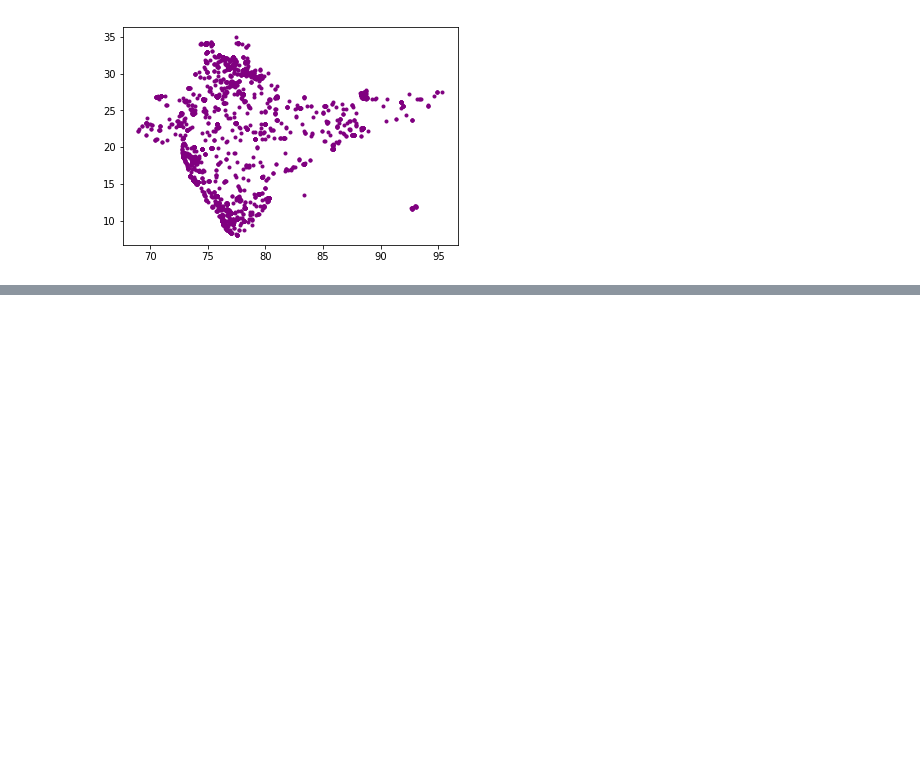
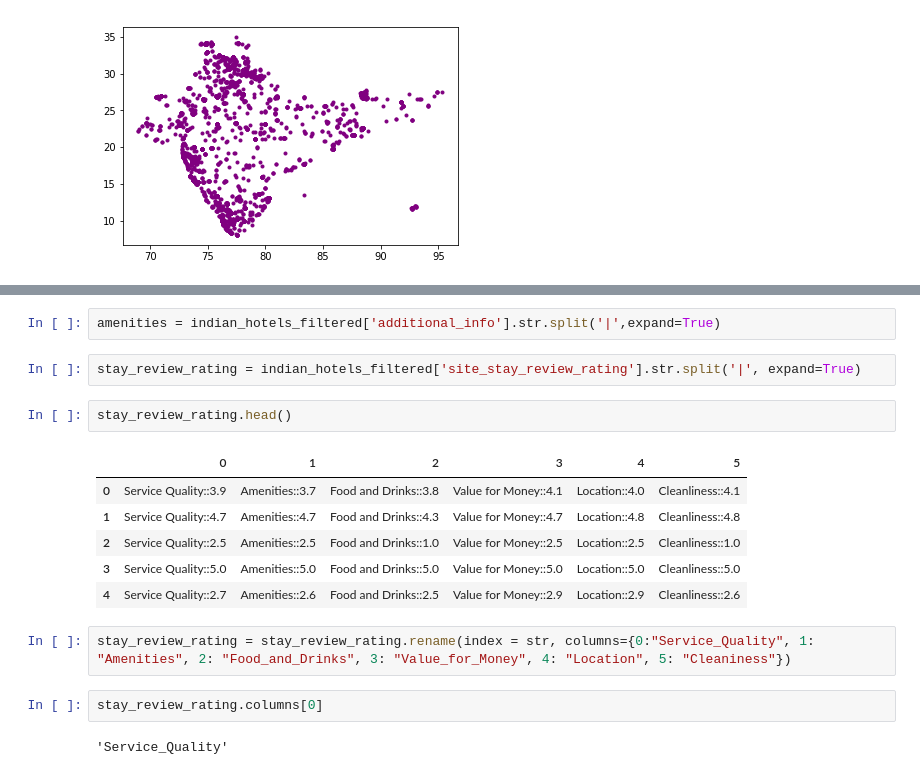
Before and after one commit to anubhav-agarwal/ga-projects, a Jupyter notebook: Indian Hotel System.ipynb, the cells around one changed output, grey strips where cells are left out. Cells and saved outputs as stored; diff of their text form; blank space fills up the shorter version.

```diff
--- a/Indian Hotel System.ipynb
+++ b/Indian Hotel System.ipynb
@@ -83,0 +114,19 @@ plt.scatter(indian_hotels_filtered['longitude'], indian_hotels_filtered['latitud
+# %%
+amenities = indian_hotels_filtered['additional_info'].str.split('|',expand=True)
+# %%
+stay_review_rating = indian_hotels_filtered['site_stay_review_rating'].str.split('|', expand=True)
+# %%
+stay_review_rating.head()
+# %% [output]
+|  | 0 | 1 | 2 | 3 | 4 | 5 |
+| 0 | Service Quality::3.9 | Amenities::3.7 | Food and Drinks::3.8 | Value for Money::4.1 | Location::4.0 | Cleanliness::4.1 |
+| 1 | Service Quality::4.7 | Amenities::4.7 | Food and Drinks::4.3 | Value for Money::4.7 | Location::4.8 | Cleanliness::4.8 |
+| 2 | Service Quality::2.5 | Amenities::2.5 | Food and Drinks::1.0 | Value for Money::2.5 | Location::2.5 | Cleanliness::1.0 |
+| 3 | Service Quality::5.0 | Amenities::5.0 | Food and Drinks::5.0 | Value for Money::5.0 | Location::5.0 | Cleanliness::5.0 |
+| 4 | Service Quality::2.7 | Amenities::2.6 | Food and Drinks::2.5 | Value for Money::2.9 | Location::2.9 | Cleanliness::2.6 |
+# %%
+stay_review_rating = stay_review_rating.rename(index = str, columns={0:"Service_Quality", 1: "Amenities", 2: "Food_and_Drinks", 3: "Value_for_Money", 4: "Location", 5: "Cleaniness"})
+# %%
+stay_review_rating.columns[0]
+# %% [output]
+'Service_Quality'
```
Also changed, not shown: parts of 21 cells of this notebook, 2 other files.
